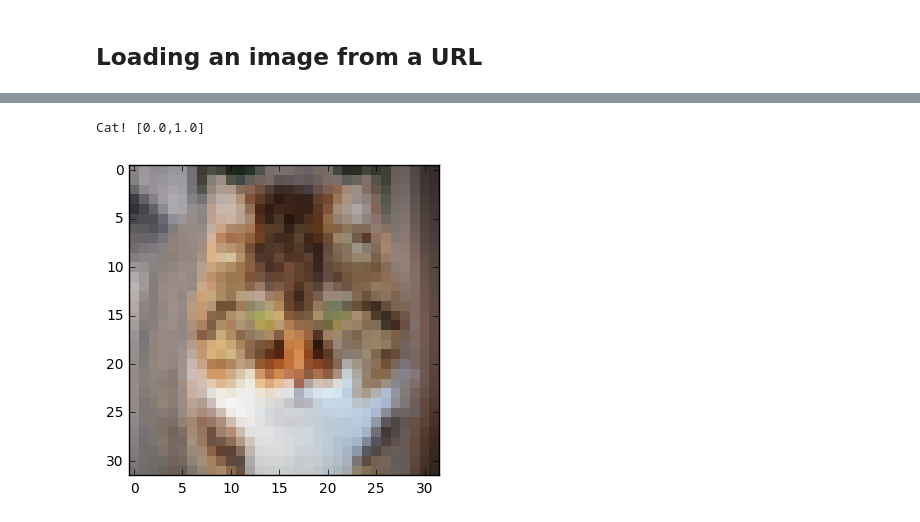
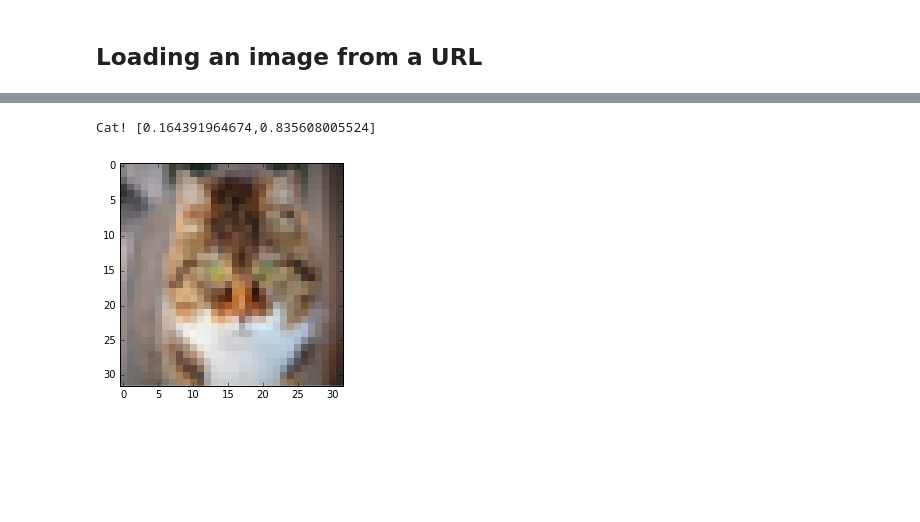
Before and after one commit to ricardodeazambuja/keras-adventures, a Jupyter notebook: Dogs_vs_Cats/Keras Cats and Dogs - normal deep net (not so deep).ipynb, the cells around one changed output, grey strips where cells are left out. Drawn from its saved outputs; the diff is of its cells as text; code cells hidden in the pictures; blank space fills up the shorter version.

```diff
--- a/Dogs_vs_Cats/Keras Cats and Dogs - normal deep net (not so deep).ipynb
+++ b/Dogs_vs_Cats/Keras Cats and Dogs - normal deep net (not so deep).ipynb
@@ -390,19 +429,19 @@ Dog! [1.0,0.0]
 # %%
 image = get_img_from_url(cat_url)
 
-X = scipy.misc.imresize(image,(32,32)).flatten()
+X = scipy.misc.imresize(image,(32,32)).flatten()/255.0 # /255.0=>normalisation!
 
 # [1.,0.]=>Dog
 # [0.,1.]=>Cat
 pred = model.predict(X.reshape((1,X.shape[0])))
 if pred[0,0]>pred[0,1]:
     print("Dog! [{},{}]".format(pred[0,0],pred[0,1]))
 else:
     print("Cat! [{},{}]".format(pred[0,0],pred[0,1]))
 
 img = X.reshape((32,32,3))
 plt.imshow(img,interpolation='none')
 plt.show()
 # %% [output]
-Cat! [0.0,1.0]
+Cat! [0.164391964674,0.835608005524]
-[figure, old version]
+[figure, new version]
```
Also changed, not shown: parts of 24 cells of this notebook.
